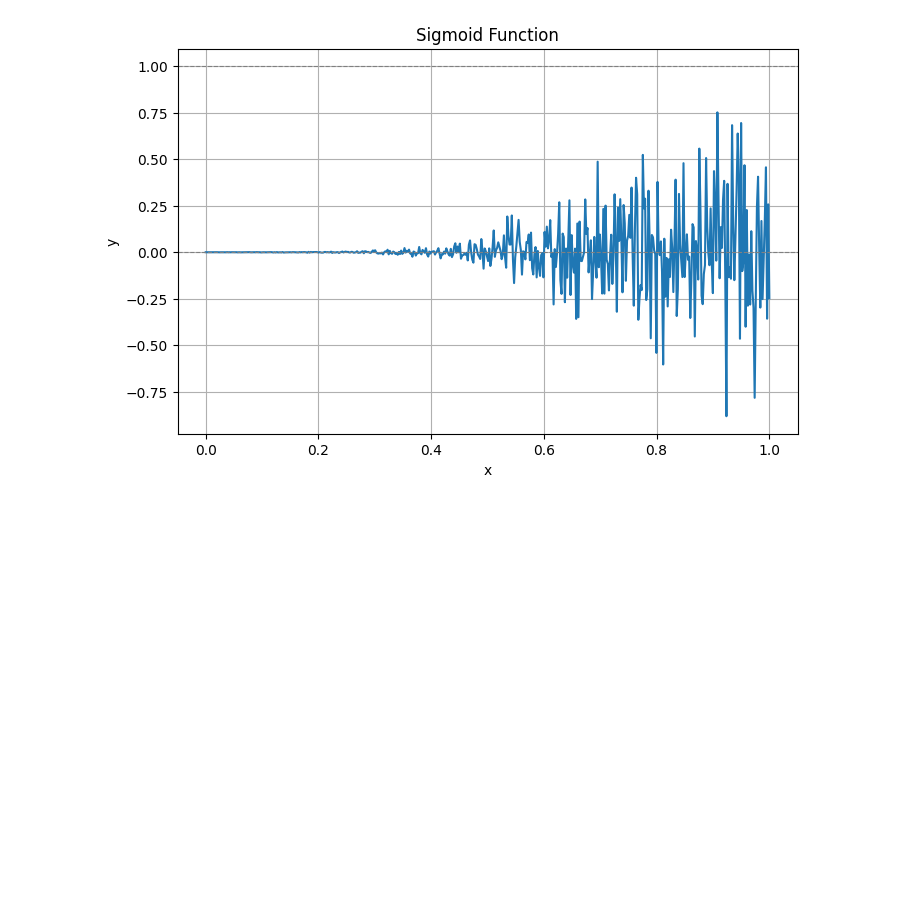
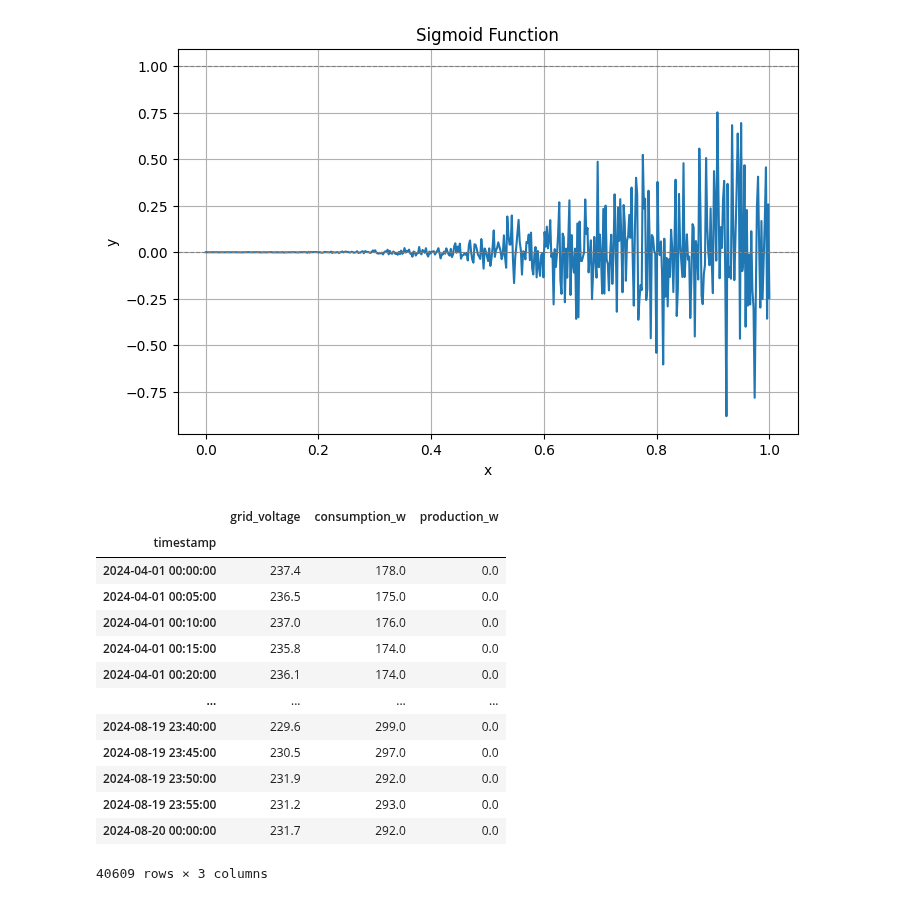
Before and after one commit to EmaR97/EnergyManagementRL, a Jupyter notebook: notebooks/04_pv_production_simulation.ipynb, the cells around one changed output. Cells and saved outputs as stored; diff of their text form; code cells hidden in the pictures; blank space fills up the shorter version.

```diff
--- a/notebooks/04_pv_production_simulation.ipynb
+++ b/notebooks/04_pv_production_simulation.ipynb
@@ -311,0 +314,17 @@ plt.show()
+# %%
+df
+# %% [output]
+|  | grid_voltage | consumption_w | production_w |
+| timestamp |  |  |  |
+| 2024-04-01 00:00:00 | 237.4 | 178.0 | 0.0 |
+| 2024-04-01 00:05:00 | 236.5 | 175.0 | 0.0 |
+| 2024-04-01 00:10:00 | 237.0 | 176.0 | 0.0 |
+| 2024-04-01 00:15:00 | 235.8 | 174.0 | 0.0 |
+| 2024-04-01 00:20:00 | 236.1 | 174.0 | 0.0 |
+| ... | ... | ... | ... |
+| 2024-08-19 23:40:00 | 229.6 | 299.0 | 0.0 |
+| 2024-08-19 23:45:00 | 230.5 | 297.0 | 0.0 |
+| 2024-08-19 23:50:00 | 231.9 | 292.0 | 0.0 |
+| 2024-08-19 23:55:00 | 231.2 | 293.0 | 0.0 |
+| 2024-08-20 00:00:00 | 231.7 | 292.0 | 0.0 |
+40609 rows × 3 columns
```
Also changed, not shown: parts of 1 cell of this notebook, 6 other files.
